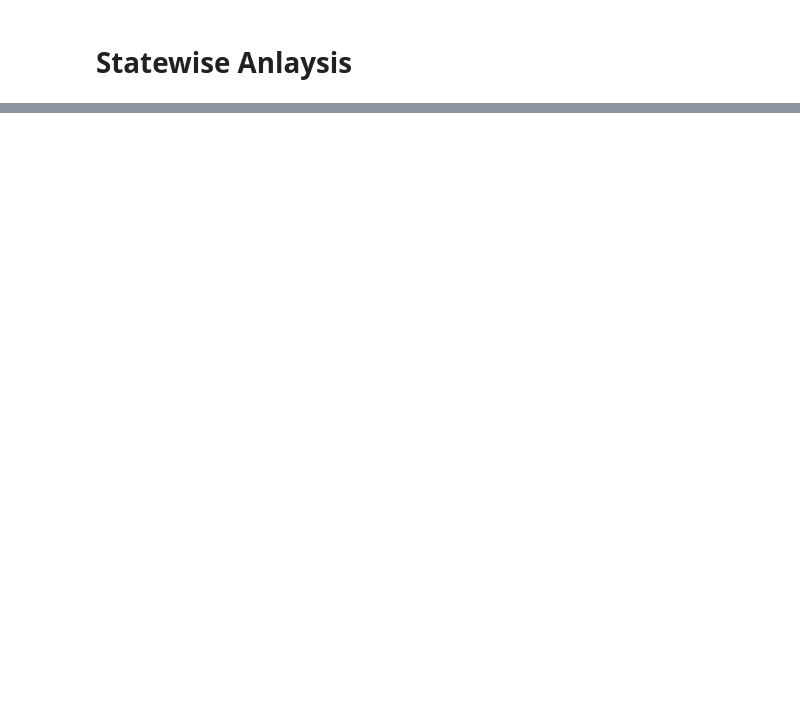
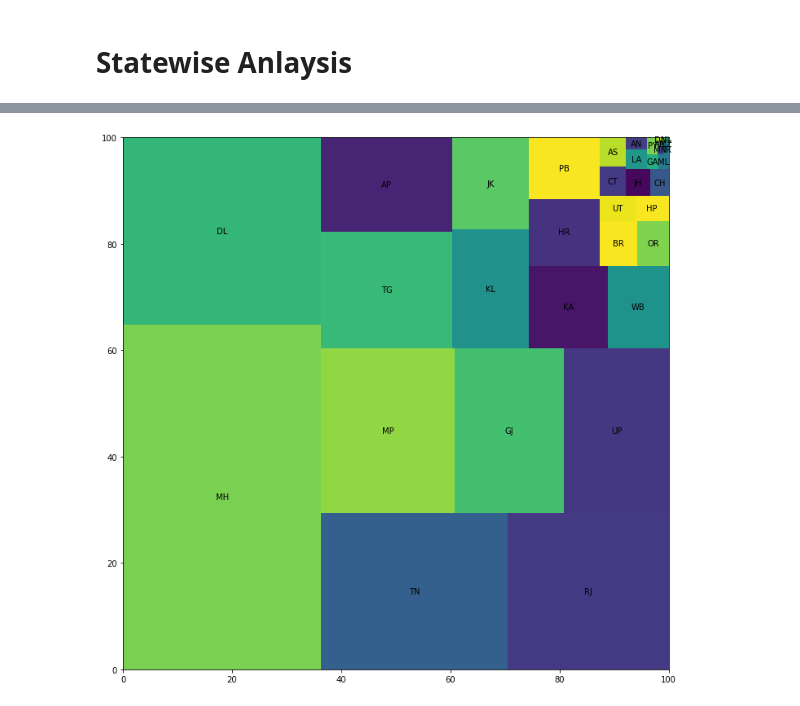
Before and after one commit to rayshu/CoVID-Tracker-India, a Jupyter notebook: Trend Analysis.ipynb, the cells around one changed output, grey strips where cells are left out. Cells and saved outputs as stored; diff of their text form; code cells hidden in the pictures; blank space fills up the shorter version.

```diff
--- a/Trend Analysis.ipynb
+++ b/Trend Analysis.ipynb
@@ -166,0 +234,16 @@ plt.show()
+# %%
+conf_dict = {key:val for key, val in conf_dict.items() if val != 0}
+conf_dict = sorted(conf_dict.items(), key=lambda x: x[1], reverse=True)
+# %%
+cases = []
+states = []
+for i in range(len(conf_dict)):
+    cases.append(conf_dict[i][1])
+    states.append(conf_dict[i][0])
+fig = plt.figure(figsize=(12,12))
+
+squarify.plot(sizes=cases, label=states, alpha=1)
+
+plt.show()
+# %% [output]
+[figure, added]
```
Also changed, not shown: parts of 12 cells of this notebook.
